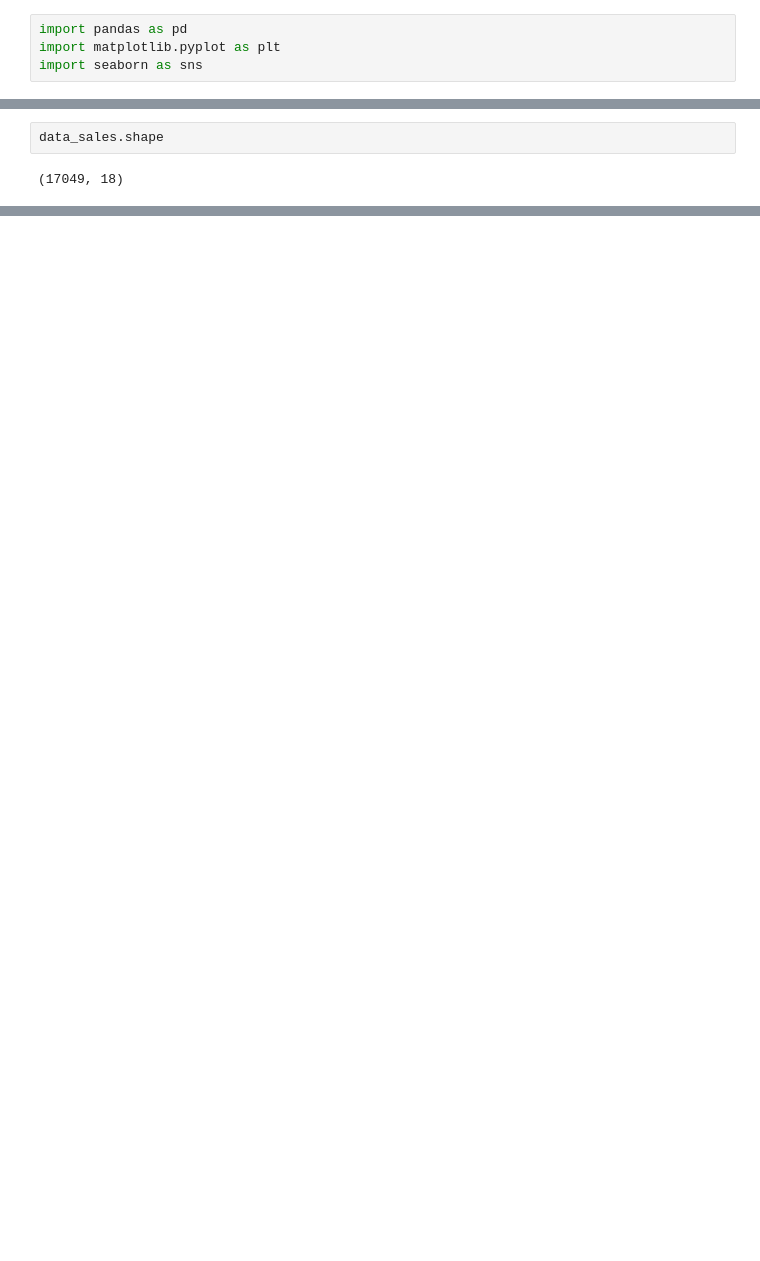
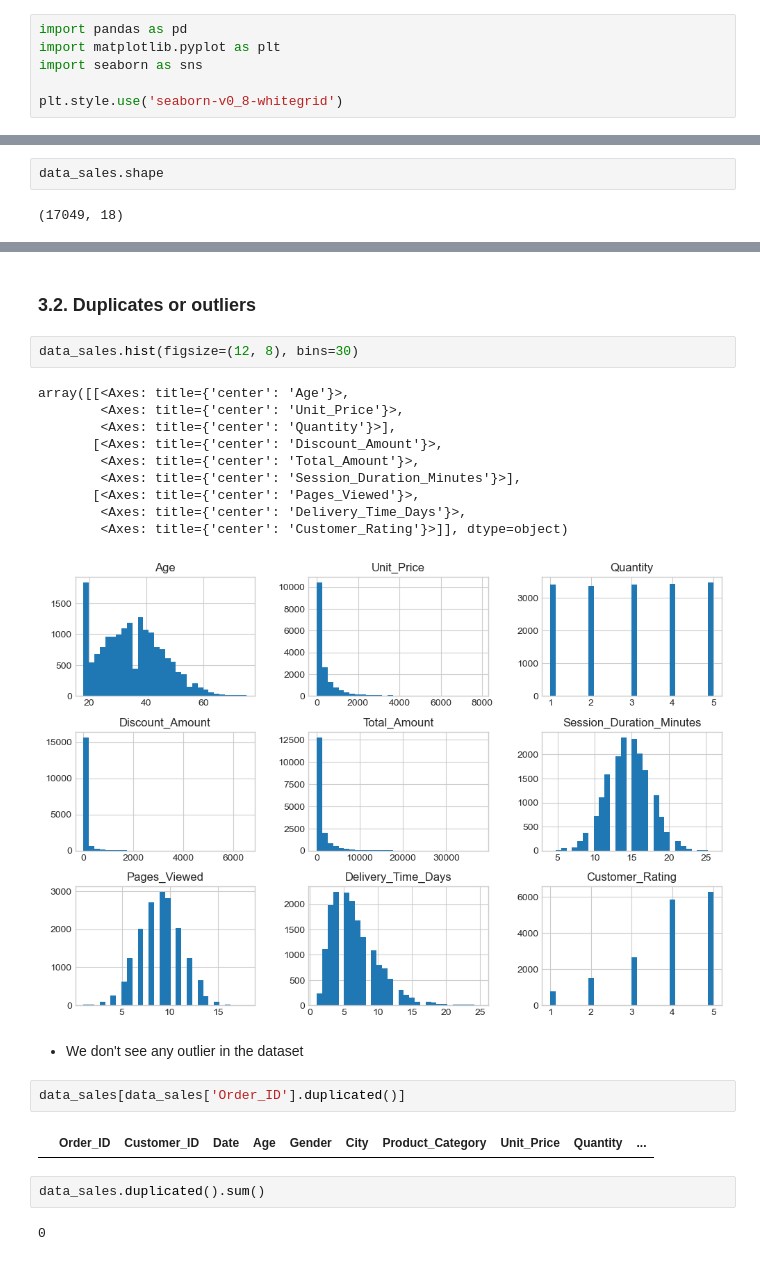
Before and after one commit to danielcamacho9712/EDA_E-Commerce_Project, a Jupyter notebook: eda_project.ipynb, the cells around one changed output, grey strips where cells are left out. Cells and saved outputs as stored; diff of their text form; blank space fills up the shorter version.

```diff
--- a/eda_project.ipynb
+++ b/eda_project.ipynb
@@ -4,4 +4,6 @@
 import pandas as pd
 import matplotlib.pyplot as plt
 import seaborn as sns
+
+plt.style.use('seaborn-v0_8-whitegrid')
 # %% [markdown]
@@ -24,0 +83,25 @@ data_sales.shape
+# %% [markdown]
+### **3.2. Duplicates or outliers**
+# %%
+data_sales.hist(figsize=(12, 8), bins=30)
+# %% [output]
+array([[<Axes: title={'center': 'Age'}>,
+        <Axes: title={'center': 'Unit_Price'}>,
+        <Axes: title={'center': 'Quantity'}>],
+       [<Axes: title={'center': 'Discount_Amount'}>,
+        <Axes: title={'center': 'Total_Amount'}>,
+        <Axes: title={'center': 'Session_Duration_Minutes'}>],
+       [<Axes: title={'center': 'Pages_Viewed'}>,
+        <Axes: title={'center': 'Delivery_Time_Days'}>,
+        <Axes: title={'center': 'Customer_Rating'}>]], dtype=object)
+[figure, added]
+# %% [markdown]
+- We don't see any outlier in the dataset
+# %%
+data_sales[data_sales['Order_ID'].duplicated()]
+# %% [output]
+|  | Order_ID | Customer_ID | Date | Age | Gender | City | Product_Category | Unit_Price | Quantity | ... |
+# %%
+data_sales.duplicated().sum()
+# %% [output]
+0
```
Also changed, not shown: parts of 24 cells of this notebook.
